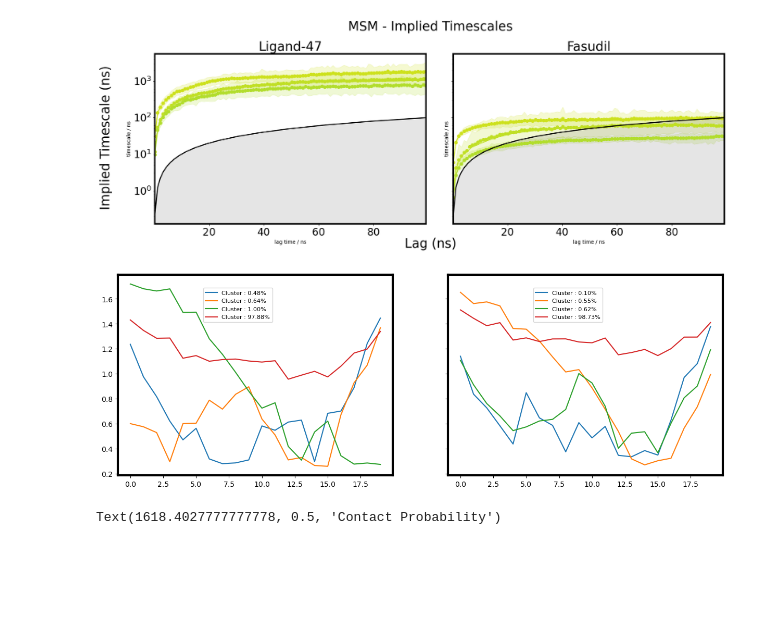
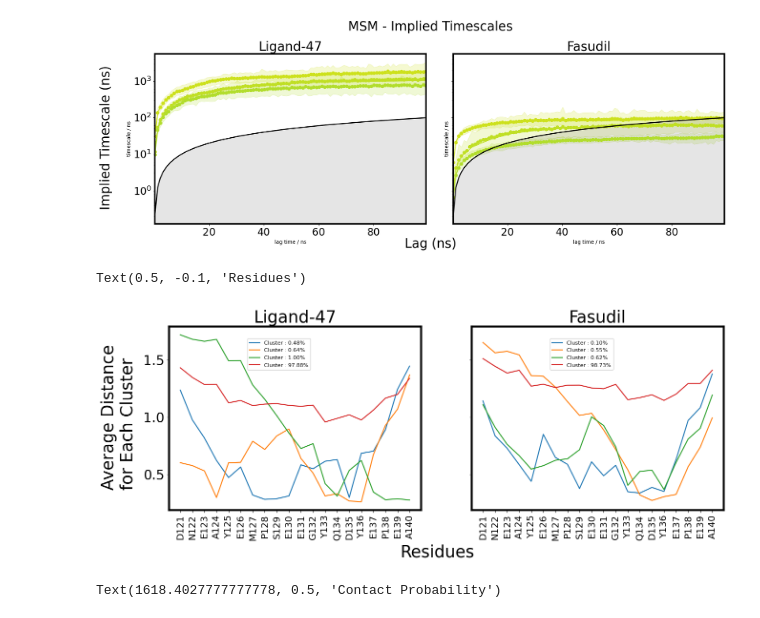
Before and after one commit to aparajita-chakraborty/data, a Jupyter notebook: PCCA_both.ipynb, the cells around one changed output. Cells and saved outputs as stored; diff of their text form; code cells hidden in the pictures; blank space fills up the shorter version.

```diff
--- a/PCCA_both.ipynb
+++ b/PCCA_both.ipynb
@@ -403,29 +403,30 @@ fig.suptitle("MSM - Implied Timescales",y = 1.03,size=25)
 Text(0.5, 1.03, 'MSM - Implied Timescales')
 [figure]
 # %%
-#xlabel = 'PC1'
-ylabel = 'Number of Frames'
+xlabel = 'Residues'
+ylabel = 'Average Distance\nfor Each Cluster'
 
 fig,ax = plt.subplots(1,2, sharex=True, sharey=True, figsize=(15, 5))
 
 
 for i in frames_cl_lig_47:
     ax[0].plot(dmat_lig_47[i].mean(0), label = f"Cluster : {100*len(i)/len(dmat_lig_47):.2f}%")
     ax[0].legend(ncol = 1, prop={'size': 8}, bbox_to_anchor=(0.3, 0.75, 0., 0.))
-    #plt.yticks(fontsize = 14)
-    #plt.xticks([0,1,2,3,4,5,6,7,8,9,10,11,12,13,14,15,16,17,18,19],('D121','N122','E123','A124','Y125','E126','M127','P128','S129','E130','E131','G132','Y133','Q134','D135','Y136','E137','P138','E139','A140'), rotation=90, fontsize = 14)
-    #plt.xlabel('Residue', fontsize = 20)
-    #plt.ylabel('Average Distance\nfor Each Cluster', fontsize = 20)
+    ax[0].tick_params(axis='y', labelsize=20)
+    ax[0].set_xticks([0,1,2,3,4,5,6,7,8,9,10,11,12,13,14,15,16,17,18,19],('D121','N122','E123','A124','Y125','E126','M127','P128','S129','E130','E131','G132','Y133','Q134','D135','Y136','E137','P138','E139','A140'), rotation=90, fontsize = 14)
+    ax[0].set_title("Ligand-47",size=25)
 
 for i in frames_cl_fasudil:
     ax[1].plot(dmat_fasudil[i].mean(0), label = f"Cluster : {100*len(i)/len(dmat_fasudil):.2f}%")
     ax[1].legend(ncol = 1, prop={'size': 8}, bbox_to_anchor=(0.3, 0.75, 0., 0.))
-    #plt.yticks(fontsize = 14)
-    #plt.xticks([0,1,2,3,4,5,6,7,8,9,10,11,12,13,14,15,16,17,18,19],('D121','N122','E123','A124','Y125','E126','M127','P128','S129','E130','E131','G132','Y133','Q134','D135','Y136','E137','P138','E139','A140'), rotation=90, fontsize = 14)
-    #plt.xlabel('Residue', fontsize = 20)
-    #plt.ylabel('Average Distance\nfor Each Cluster', fontsize = 20)
+    ax[1].tick_params(axis='y', labelsize=20)
+    ax[1].set_xticks([0,1,2,3,4,5,6,7,8,9,10,11,12,13,14,15,16,17,18,19],('D121','N122','E123','A124','Y125','E126','M127','P128','S129','E130','E131','G132','Y133','Q134','D135','Y136','E137','P138','E139','A140'), rotation=90, fontsize = 14)
+    ax[1].set_title("Fasudil",size=25)
+fig.supylabel(ylabel,x = 0.03,fontsize = 25)
+fig.supxlabel(xlabel,y = -0.1,fontsize = 25)
 # %% [output]
+Text(0.5, -0.1, 'Residues')
-[figure, old version]
+[figure, new version]
 # %%
 residues = 21
 residue_offset = 121
```
Also changed, not shown: parts of 2 cells of this notebook.
